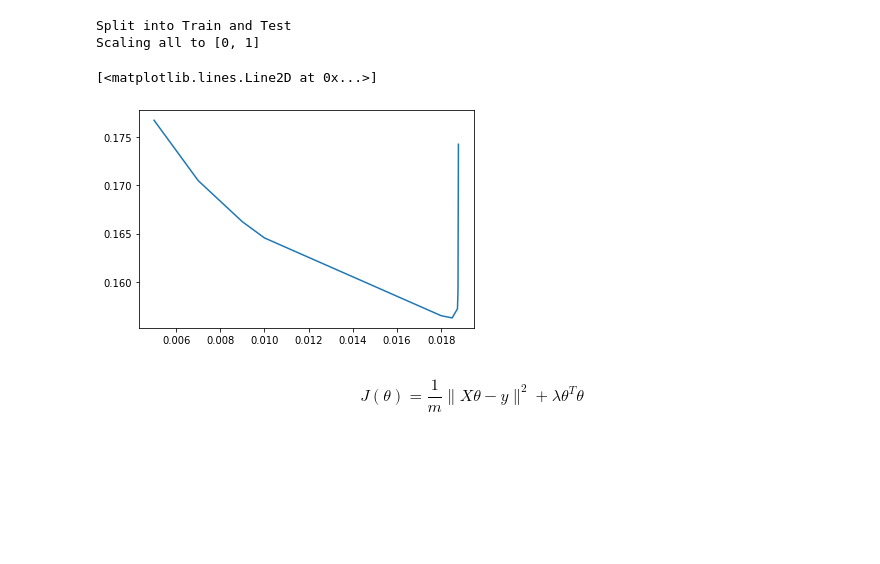
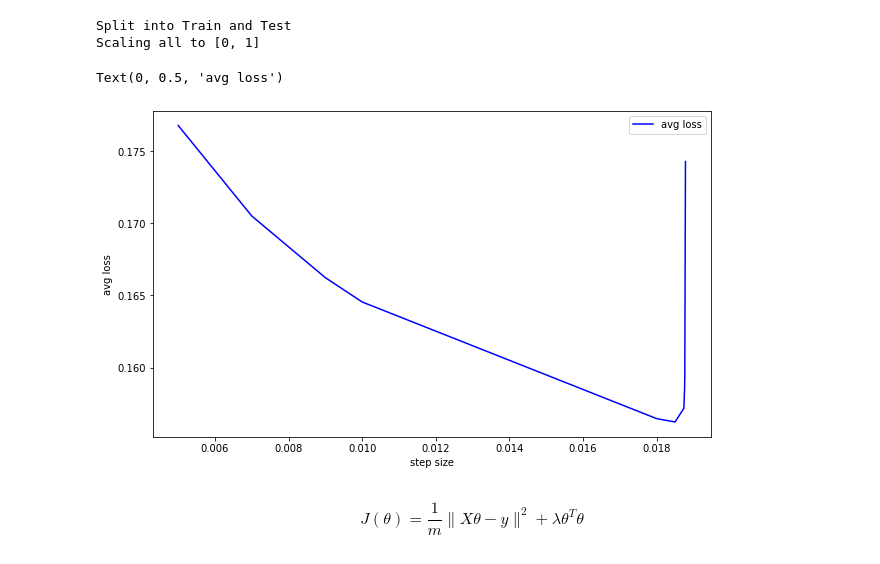
Before and after one commit to nikhilvsupekar/ml-algorithms, a Jupyter notebook: notebooks/hw2_gd_regression.ipynb, the cells around one changed output. Drawn from its saved outputs; the diff is of its cells as text; code cells hidden in the pictures; blank space fills up the shorter version.

```diff
--- a/notebooks/hw2_gd_regression.ipynb
+++ b/notebooks/hw2_gd_regression.ipynb
@@ -302,17 +302,22 @@ X_test = np.hstack((X_test, np.ones((X_test.shape[0], 1))))  # Add bias term
 Split into Train and Test
 Scaling all to [0, 1]
 # %%
+fig, ax = plt.subplots(figsize = (10, 6))
+
 STEP_SIZES = [0.005, 0.007, 0.009, 0.01, 0.018, 0.0185, 0.01874, 0.01876, 0.018765, 0.018783]
 avg_loss = []
 for alpha in STEP_SIZES:
     theta, loss = batch_grad_descent(X_train, y_train, alpha)
     avg_loss.append(np.mean(loss))
 # mean_vec = np.apply_along_axis(np.mean, 0, train).reshape(num_instances, 1)
 # std_vec = np.apply_along_axis(np.std, 0, train).reshape(num_instances, 1)
-plt.plot(STEP_SIZES, avg_loss)
+ax.plot(STEP_SIZES, avg_loss, color = 'blue', label = 'avg loss')
+ax.legend()
+plt.xlabel('step size')
+plt.ylabel('avg loss')
 # %% [output]
-[<matplotlib.lines.Line2D at 0x...>]
+Text(0, 0.5, 'avg loss')
-[figure, old version]
+[figure, new version]
 # %% [markdown]
 $$
 J(\theta) = \frac{1}{m} \|X \theta - y\|^2 + \lambda \theta^T \theta
```
Also changed, not shown: parts of 4 cells of this notebook.
